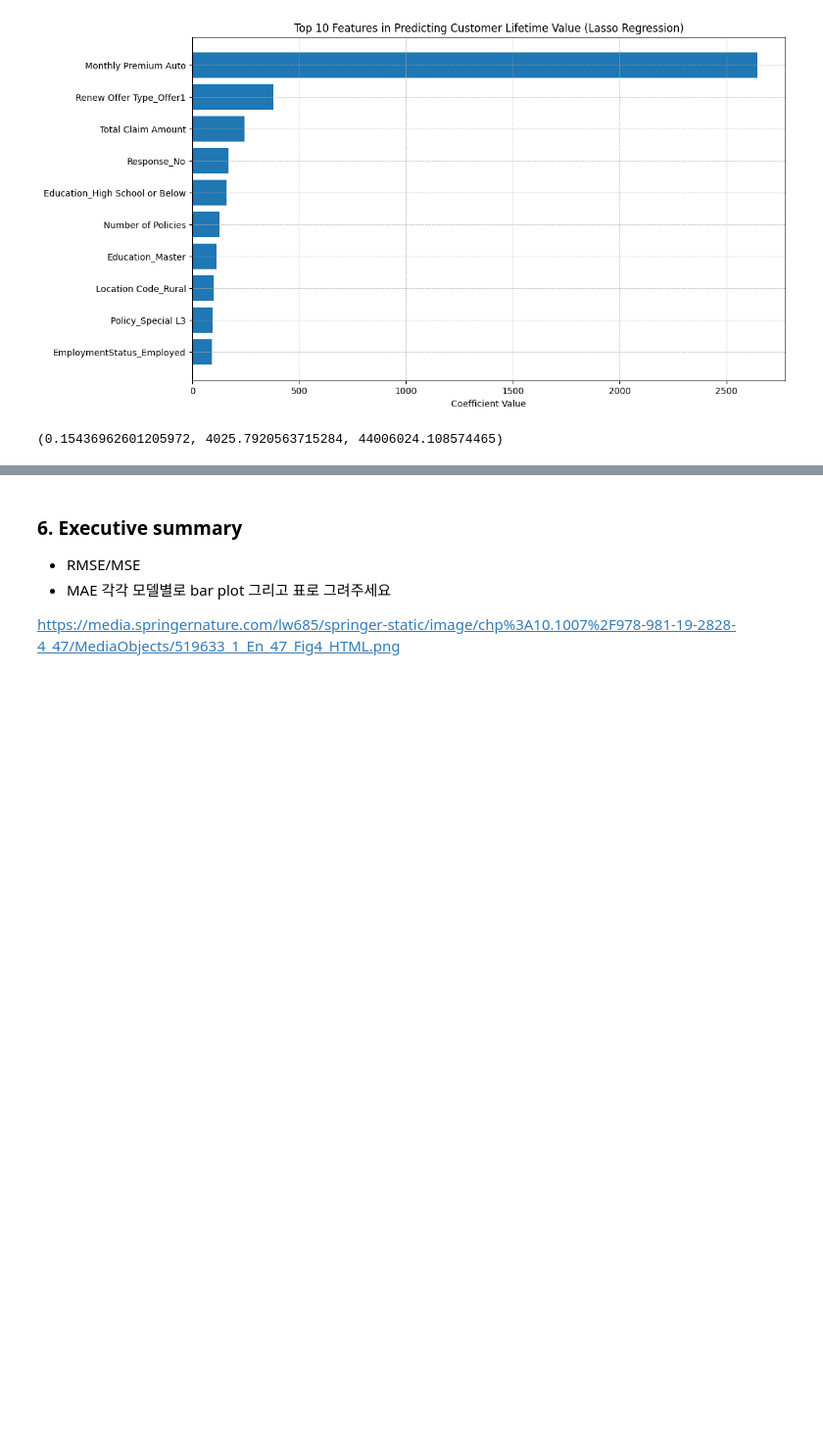
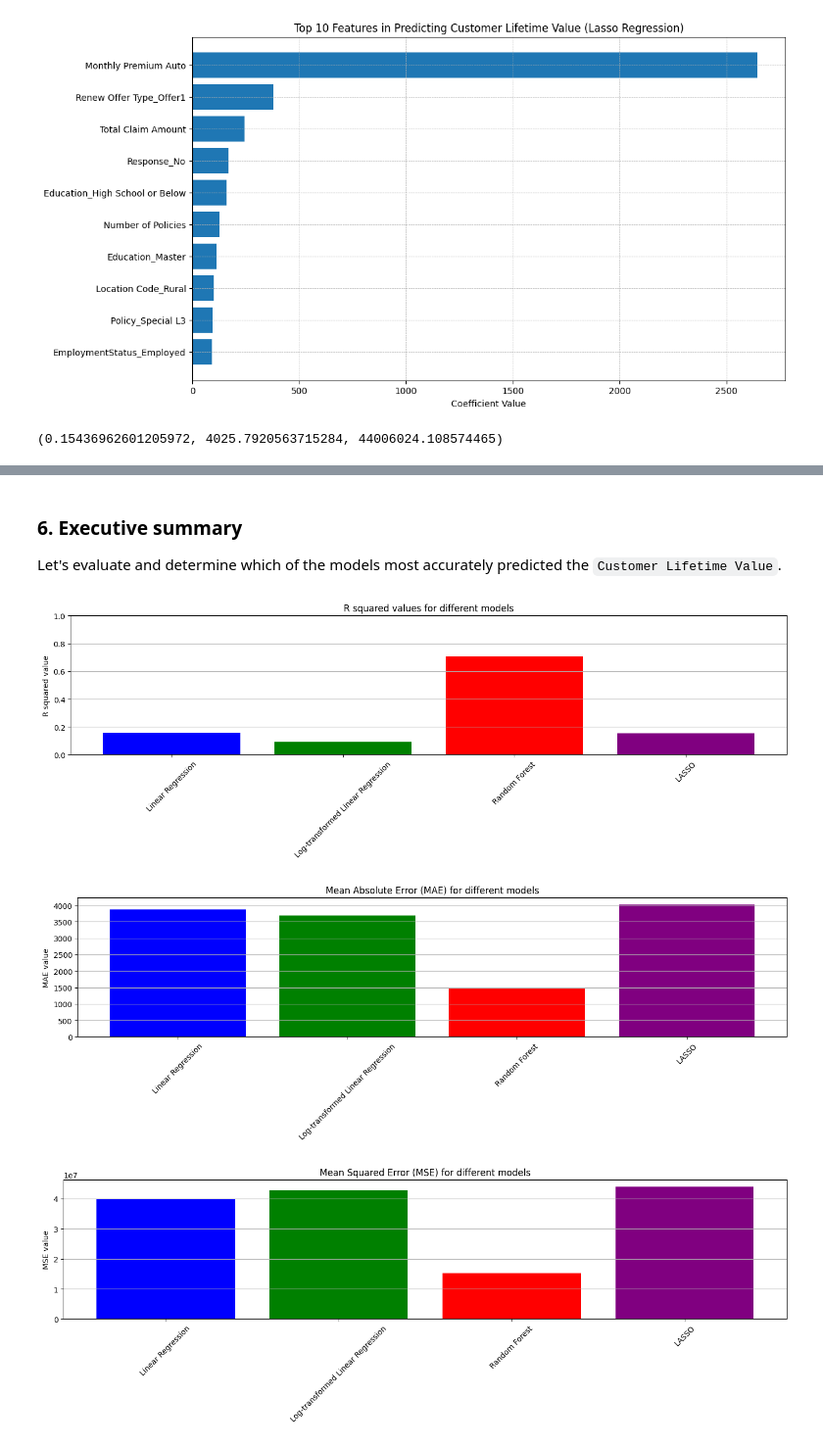
Before and after one commit to lee-jh-data/lee-jh-data.github.io, a Jupyter notebook: files/lifetimevalue_02.ipynb, the cells around one changed output, grey strips where cells are left out. Shown at 98% size. Cells and saved outputs as stored; diff of their text form; code cells hidden in the pictures; blank space fills up the shorter version.

```diff
--- a/files/lifetimevalue_02.ipynb
+++ b/files/lifetimevalue_02.ipynb
@@ -468,7 +466,0 @@ Lasso regression identified key features like `Monthly Premium Auto`, `Total Cla
-# %% [markdown]
-### 6. Executive summary
-
-- RMSE/MSE
-- MAE 각각 모델별로 bar plot 그리고 표로 그려주세요
-
-https://media.springernature.com/lw685/springer-static/image/chp%3A10.1007%2F978-981-19-2828-4_47/MediaObjects/519633_1_En_47_Fig4_HTML.png
@@ -534,0 +467,47 @@ plt.show()
+# %% [markdown]
+### 6. Executive summary
+
+Let's evaluate and determine which of the models most accurately predicted the `Customer Lifetime Value`.
+# %%
+# Model names
+models = ['Linear Regression', 'Log-transformed Linear Regression', 'Random Forest', 'LASSO']
+
+# Metrics for each model
+r_squared_values = [0.157, 0.0907, 0.707, 0.154]
+mae_values = [3875.22, 3684.34, 1467.39, 4025.79]
+mse_values = [39792735.05, 42921506.41, 15254629.19, 44006024.11]
+
+# Plotting R squared values
+plt.figure(figsize=(14, 5))
+plt.bar(models, r_squared_values, color=['blue', 'green', 'red', 'purple'])
+plt.title('R squared values for different models')
+plt.ylabel('R squared value')
+plt.ylim(0, 1)
+plt.xticks(rotation=45)
+plt.grid(axis='y')
+plt.tight_layout()
+plt.show()
+
+# Plotting MAE values
+plt.figure(figsize=(14, 5))
+plt.bar(models, mae_values, color=['blue', 'green', 'red', 'purple'])
+plt.title('Mean Absolute Error (MAE) for different models')
+plt.ylabel('MAE value')
+plt.xticks(rotation=45)
+plt.grid(axis='y')
+plt.tight_layout()
+plt.show()
+
+# Plotting MSE values
+plt.figure(figsize=(14, 5))
+plt.bar(models, mse_values, color=['blue', 'green', 'red', 'purple'])
+plt.title('Mean Squared Error (MSE ) for different models')
+plt.ylabel('MSE value')
+plt.xticks(rotation=45)
+plt.grid(axis='y')
+plt.tight_layout()
+plt.show()
+# %% [output]
+[figure, added]
+[figure, added]
+[figure, added]
```
Also changed, not shown: parts of 8 cells of this notebook.
